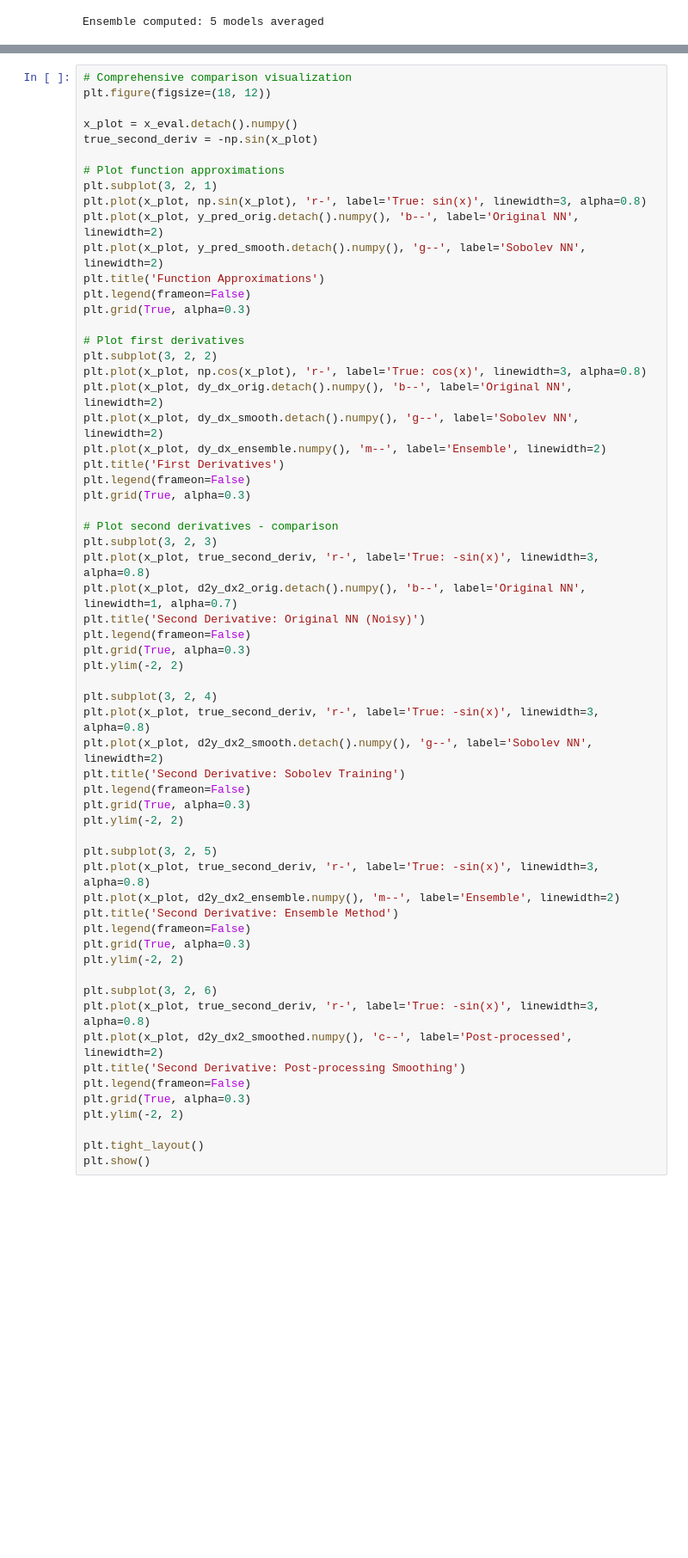
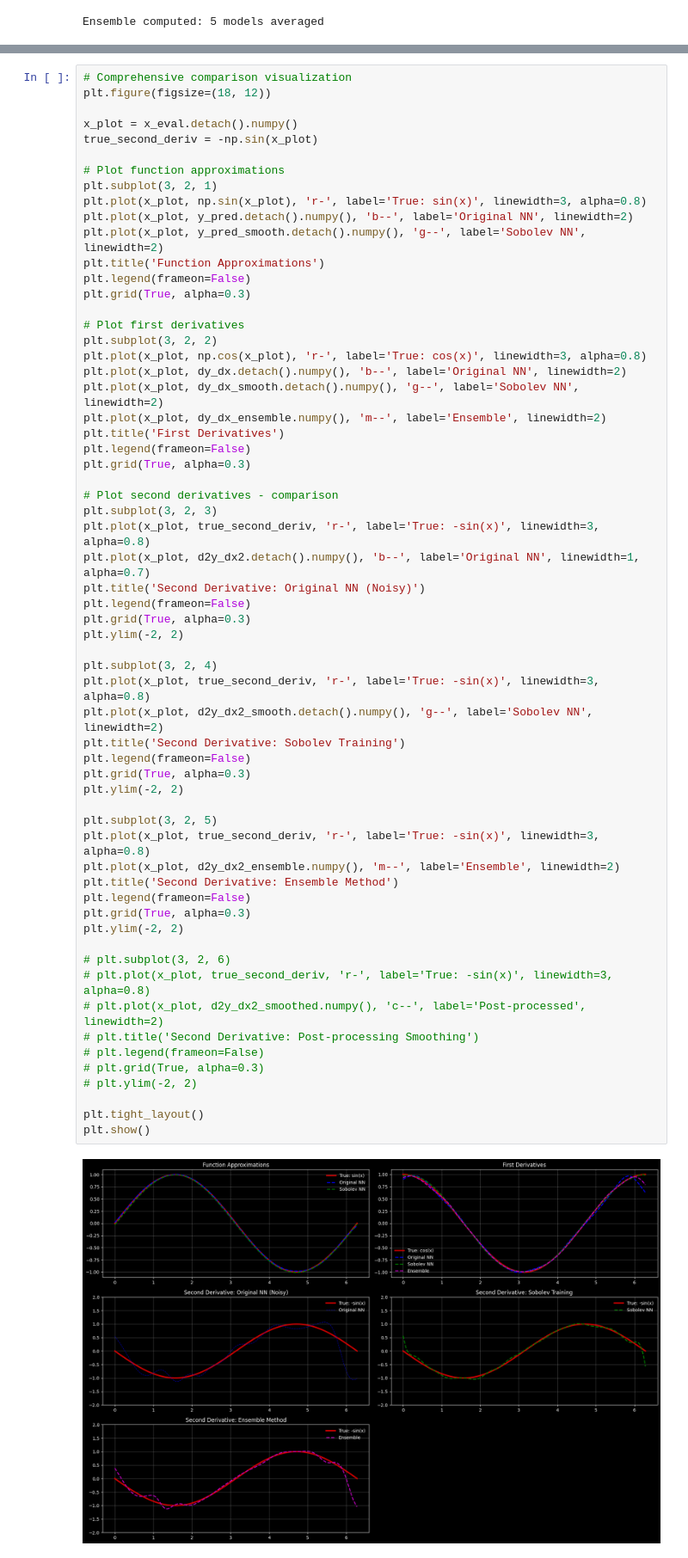
Before and after one commit to pibieta/blog-posts, a Jupyter notebook: automatic-differentiation/00-intro-autodiff-pytorch.ipynb, the cells around one changed output, grey strips where cells are left out. Shown at 86% size. Cells and saved outputs as stored; diff of their text form; blank space fills up the shorter version.

```diff
--- a/automatic-differentiation/00-intro-autodiff-pytorch.ipynb
+++ b/automatic-differentiation/00-intro-autodiff-pytorch.ipynb
@@ -931,7 +973,7 @@ true_second_deriv = -np.sin(x_plot)
 # Plot function approximations
 plt.subplot(3, 2, 1)
 plt.plot(x_plot, np.sin(x_plot), 'r-', label='True: sin(x)', linewidth=3, alpha=0.8)
-plt.plot(x_plot, y_pred_orig.detach().numpy(), 'b--', label='Original NN', linewidth=2)
+plt.plot(x_plot, y_pred.detach().numpy(), 'b--', label='Original NN', linewidth=2)
 plt.plot(x_plot, y_pred_smooth.detach().numpy(), 'g--', label='Sobolev NN', linewidth=2)
 plt.title('Function Approximations')
 plt.legend(frameon=False)
@@ -940,48 +982,50 @@ plt.grid(True, alpha=0.3)
 # Plot first derivatives
 plt.subplot(3, 2, 2)
 plt.plot(x_plot, np.cos(x_plot), 'r-', label='True: cos(x)', linewidth=3, alpha=0.8)
-plt.plot(x_plot, dy_dx_orig.detach().numpy(), 'b--', label='Original NN', linewidth=2)
+plt.plot(x_plot, dy_dx.detach().numpy(), 'b--', label='Original NN', linewidth=2)
 plt.plot(x_plot, dy_dx_smooth.detach().numpy(), 'g--', label='Sobolev NN', linewidth=2)
 plt.plot(x_plot, dy_dx_ensemble.numpy(), 'm--', label='Ensemble', linewidth=2)
 plt.title('First Derivatives')
 plt.legend(frameon=False)
 plt.grid(True, alpha=0.3)
 
 # Plot second derivatives - comparison
 plt.subplot(3, 2, 3)
 plt.plot(x_plot, true_second_deriv, 'r-', label='True: -sin(x)', linewidth=3, alpha=0.8)
-plt.plot(x_plot, d2y_dx2_orig.detach().numpy(), 'b--', label='Original NN', linewidth=1, alpha=0.7)
+plt.plot(x_plot, d2y_dx2.detach().numpy(), 'b--', label='Original NN', linewidth=1, alpha=0.7)
 plt.title('Second Derivative: Original NN (Noisy)')
 plt.legend(frameon=False)
 plt.grid(True, alpha=0.3)
 plt.ylim(-2, 2)
 
 plt.subplot(3, 2, 4)
 plt.plot(x_plot, true_second_deriv, 'r-', label='True: -sin(x)', linewidth=3, alpha=0.8)
 plt.plot(x_plot, d2y_dx2_smooth.detach().numpy(), 'g--', label='Sobolev NN', linewidth=2)
 plt.title('Second Derivative: Sobolev Training')
 plt.legend(frameon=False)
 plt.grid(True, alpha=0.3)
 plt.ylim(-2, 2)
 
 plt.subplot(3, 2, 5)
 plt.plot(x_plot, true_second_deriv, 'r-', label='True: -sin(x)', linewidth=3, alpha=0.8)
 plt.plot(x_plot, d2y_dx2_ensemble.numpy(), 'm--', label='Ensemble', linewidth=2)
 plt.title('Second Derivative: Ensemble Method')
 plt.legend(frameon=False)
 plt.grid(True, alpha=0.3)
 plt.ylim(-2, 2)
 
-plt.subplot(3, 2, 6)
-plt.plot(x_plot, true_second_deriv, 'r-', label='True: -sin(x)', linewidth=3, alpha=0.8)
-plt.plot(x_plot, d2y_dx2_smoothed.numpy(), 'c--', label='Post-processed', linewidth=2)
-plt.title('Second Derivative: Post-processing Smoothing')
-plt.legend(frameon=False)
-plt.grid(True, alpha=0.3)
-plt.ylim(-2, 2)
+# plt.subplot(3, 2, 6)
+# plt.plot(x_plot, true_second_deriv, 'r-', label='True: -sin(x)', linewidth=3, alpha=0.8)
+# plt.plot(x_plot, d2y_dx2_smoothed.numpy(), 'c--', label='Post-processed', linewidth=2)
+# plt.title('Second Derivative: Post-processing Smoothing')
+# plt.legend(frameon=False)
+# plt.grid(True, alpha=0.3)
+# plt.ylim(-2, 2)
 
 plt.tight_layout()
 plt.show()
+# %% [output]
+[figure, added]
 # %%
 # Quantitative error analysis
 def compute_errors(predicted, true):
```
Also changed, not shown: parts of 2 cells of this notebook.
